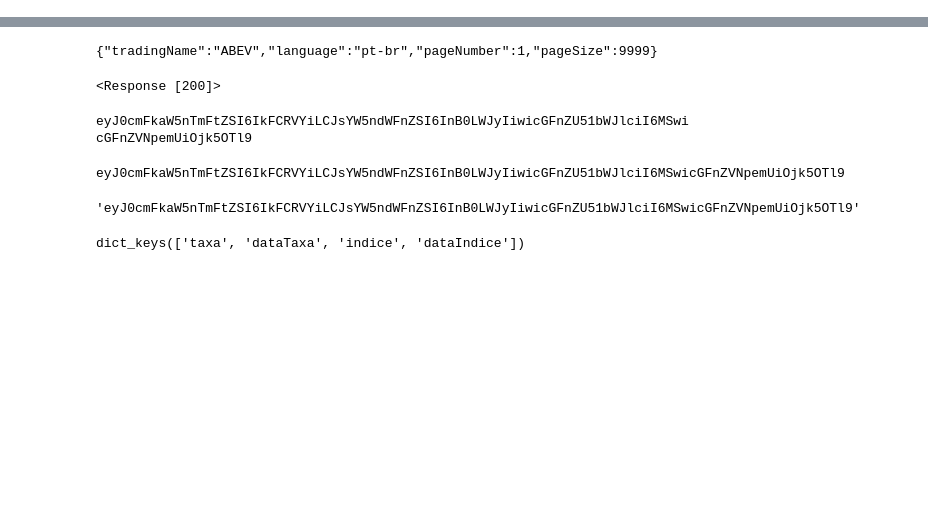
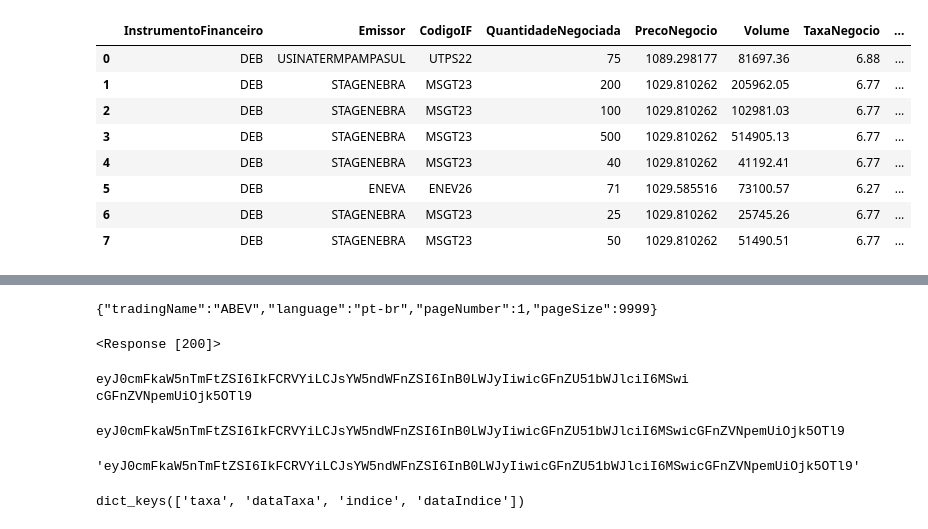
Before and after one commit to wilsonfreitas/brasa, a Jupyter notebook: notebooks/workspace.ipynb, the cells around one changed output, grey strips where cells are left out. Drawn from its saved outputs; the diff is of its cells as text; code cells hidden in the pictures; blank space fills up the shorter version.

```diff
--- a/notebooks/workspace.ipynb
+++ b/notebooks/workspace.ipynb
@@ -0,0 +46,14 @@
+# %%
+dest = "../data/NegociosBalcao.csv"
+df = read_marketdata("NegociosBalcao", dest, parse_fields=True)
+df
+# %% [output]
+|  | InstrumentoFinanceiro | Emissor | CodigoIF | QuantidadeNegociada | PrecoNegocio | Volume | TaxaNegocio | ... |
+| 0 | DEB | USINATERMPAMPASUL | UTPS22 | 75 | 1089.298177 | 81697.36 | 6.88 | ... |
+| 1 | DEB | STAGENEBRA | MSGT23 | 200 | 1029.810262 | 205962.05 | 6.77 | ... |
+| 2 | DEB | STAGENEBRA | MSGT23 | 100 | 1029.810262 | 102981.03 | 6.77 | ... |
+| 3 | DEB | STAGENEBRA | MSGT23 | 500 | 1029.810262 | 514905.13 | 6.77 | ... |
+| 4 | DEB | STAGENEBRA | MSGT23 | 40 | 1029.810262 | 41192.41 | 6.77 | ... |
+| 5 | DEB | ENEVA | ENEV26 | 71 | 1029.585516 | 73100.57 | 6.27 | ... |
+| 6 | DEB | STAGENEBRA | MSGT23 | 25 | 1029.810262 | 25745.26 | 6.77 | ... |
+| 7 | DEB | STAGENEBRA | MSGT23 | 50 | 1029.810262 | 51490.51 | 6.77 | ... |
```
Also changed, not shown: parts of 7 cells of this notebook, 10 other files.
